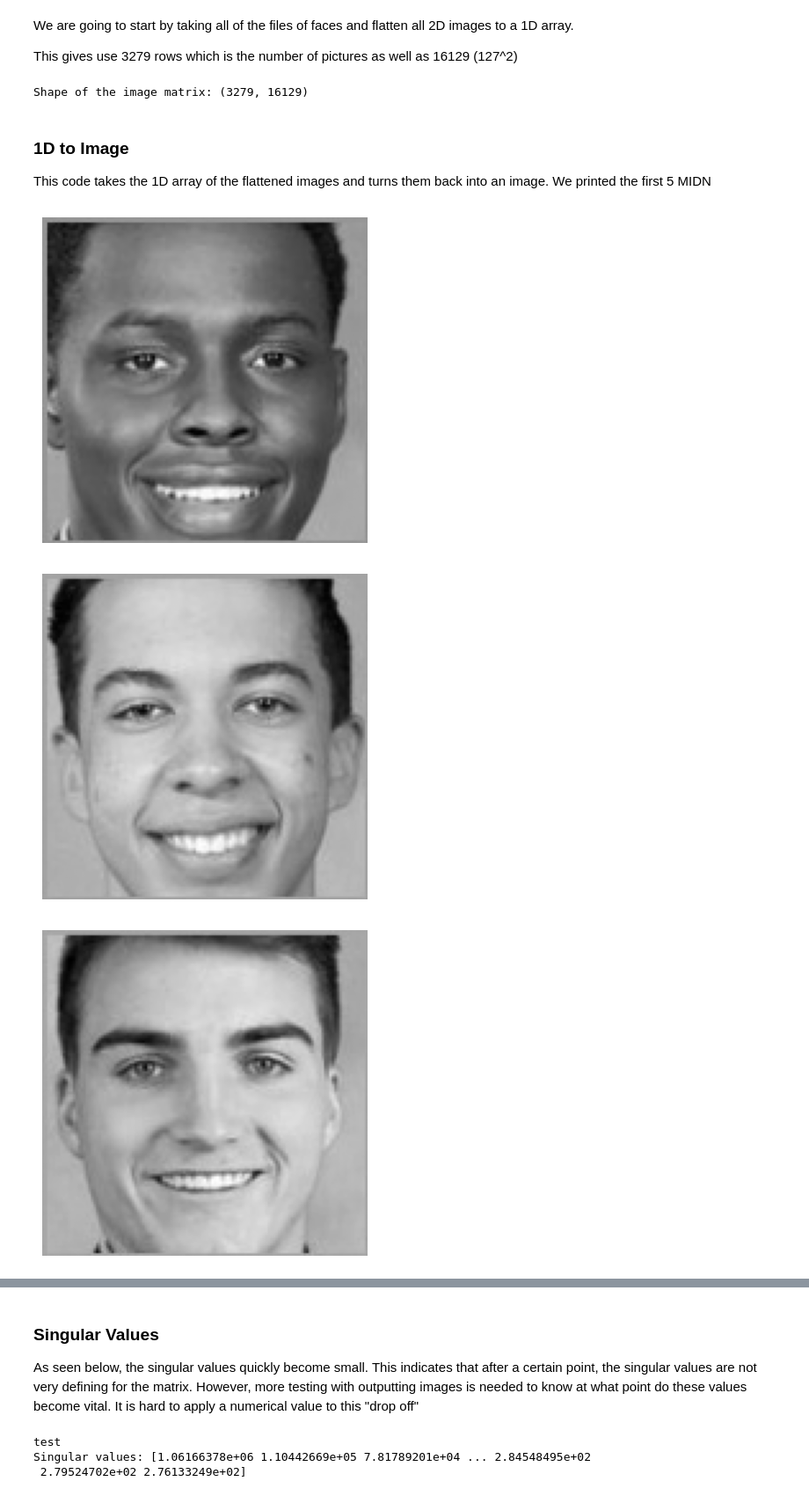
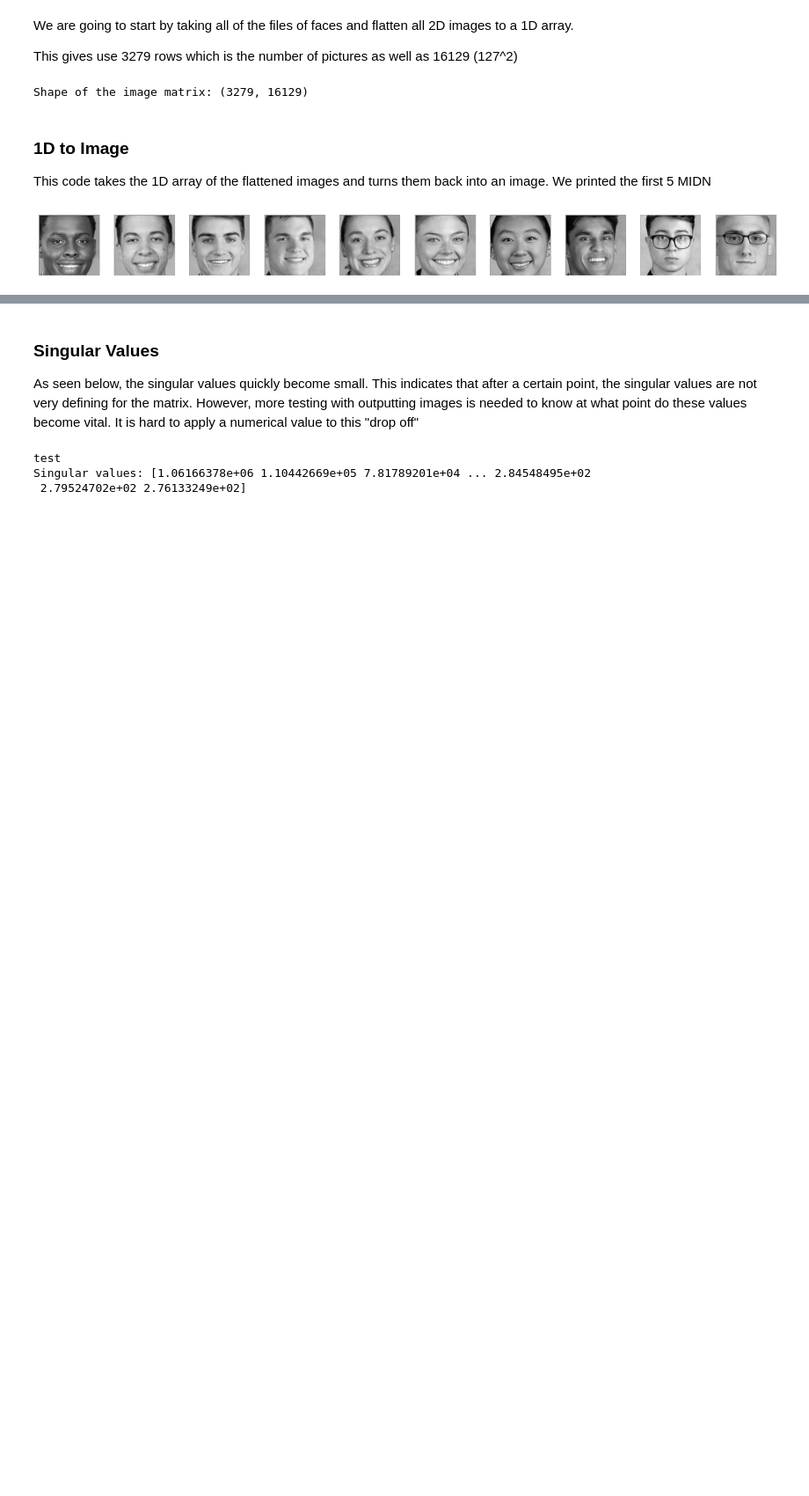
Before and after one commit to dschipper26/SI470, a Jupyter notebook: lab3/Lab3.ipynb, the cells around one changed output, grey strips where cells are left out. Shown at 88% size. Saved outputs shown, nothing was run; the diff lists cells and outputs as text; code cells hidden in the pictures; blank space fills up the shorter version.

```diff
--- a/lab3/Lab3.ipynb
+++ b/lab3/Lab3.ipynb
@@ -52,27 +54,24 @@ This code takes the 1D array of the flattened images and turns them back into an
 # %%
 import numpy as np
 import matplotlib.pyplot as plt
 
 def display_image_from_row(flat_row, image_size=(127, 127)):
     """
     Given a flattened row (1D array), reshape it to the image size and display the image.
 
     :param flat_row: The flattened image (1D array).
     :param image_size: Tuple specifying the original image size, default is (128, 128).
     """
     # Reshape the flat row back into the original 2D image shape
     image = flat_row.reshape(image_size)
 
     # Display the image using matplotlib
     plt.imshow(image, cmap='gray')  # 'gray' colormap for grayscale images
     plt.axis('off')  # Turn off axis labels
     plt.show()
 
 # Example usage:
 # Assuming image_matrix is the matrix you generated earlier and you want to display the first image row
-for i in range(0,5):
-    display_image_from_row(image_matrix[i])
+display_images_on_one_line(image_matrix, [0,1,2,3,4,5,6,7,8,9])
 # %% [output]
-[figure, old version]
+[figure, new version]
-[figure, removed]
-[figure, removed]
```
Also changed, not shown: parts of 12 cells of this notebook.
